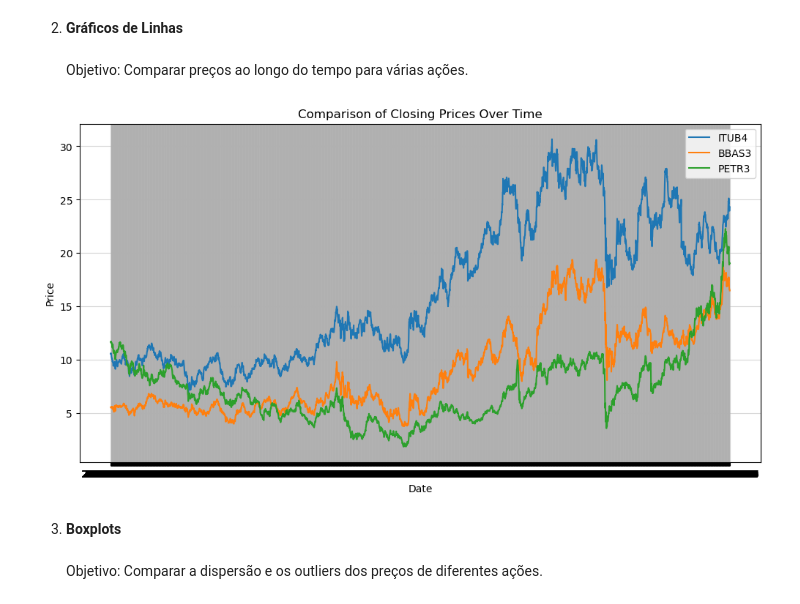
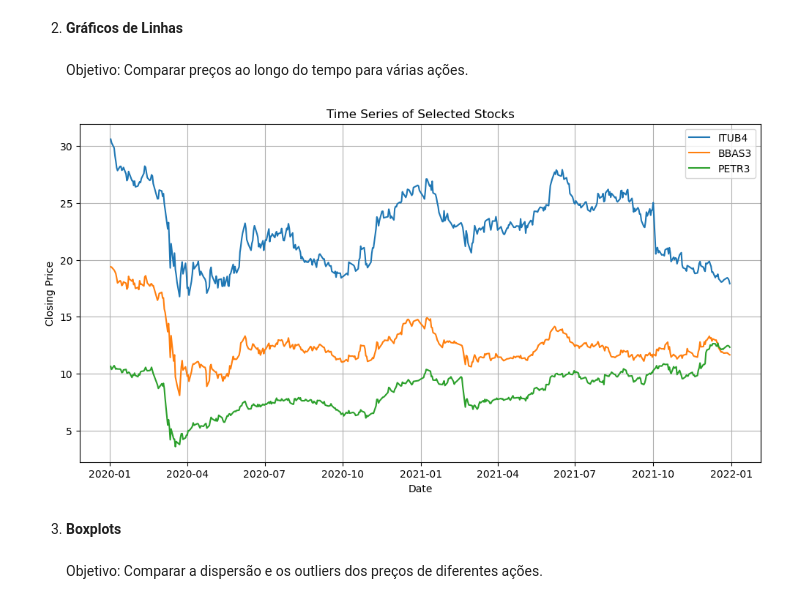
Before and after one commit to diogobrasil/analises-tcc-cripto, a Jupyter notebook: main/notebooks/b3_analysis_charts/comparisons.ipynb, the cells around one changed output. Saved outputs shown, nothing was run; the diff lists cells and outputs as text; code cells hidden in the pictures.

```diff
--- a/main/notebooks/b3_analysis_charts/comparisons.ipynb
+++ b/main/notebooks/b3_analysis_charts/comparisons.ipynb
@@ -30,22 +28,10 @@ plot_average_prices(stock_data)
 2. **Gráficos de Linhas**\
 \
 Objetivo: Comparar preços ao longo do tempo para várias ações.
-# %%
-def plot_multiple_stocks(data, stocks):
-    plt.figure(figsize=(12, 6))
-    for stock in stocks:
-        plt.plot(data['Date'], data[stock], label=stock)
-    plt.title('Comparison of Closing Prices Over Time')
-    plt.xlabel('Date')
-    plt.ylabel('Price')
-    plt.legend()
-    plt.grid(alpha=0.5)
-    plt.show()
-
-# Exemplo
-plot_multiple_stocks(stock_data, ['ITUB4', 'BBAS3', 'PETR3'])
-# %% [output]
-[figure, removed]
+# %%
+viz.plot_time_series(stocks=['ITUB4', 'BBAS3', 'PETR3'], start_date='2020-01-01', end_date='2022-01-01')
+# %% [output]
+[figure, added]
 # %% [markdown]
 3. **Boxplots**\
 \
```
Also changed, not shown: parts of 16 cells of this notebook, 3 other files.
